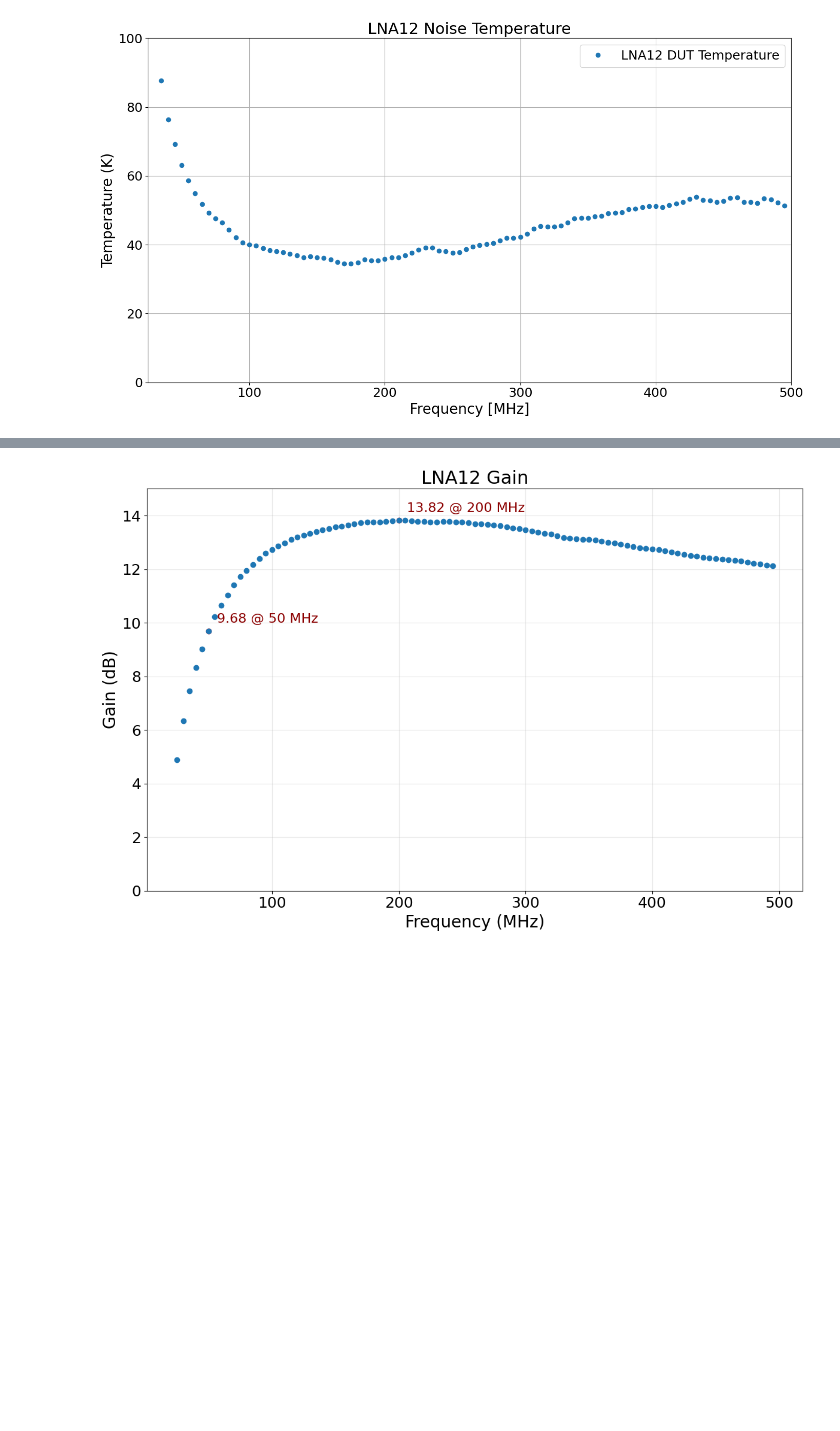
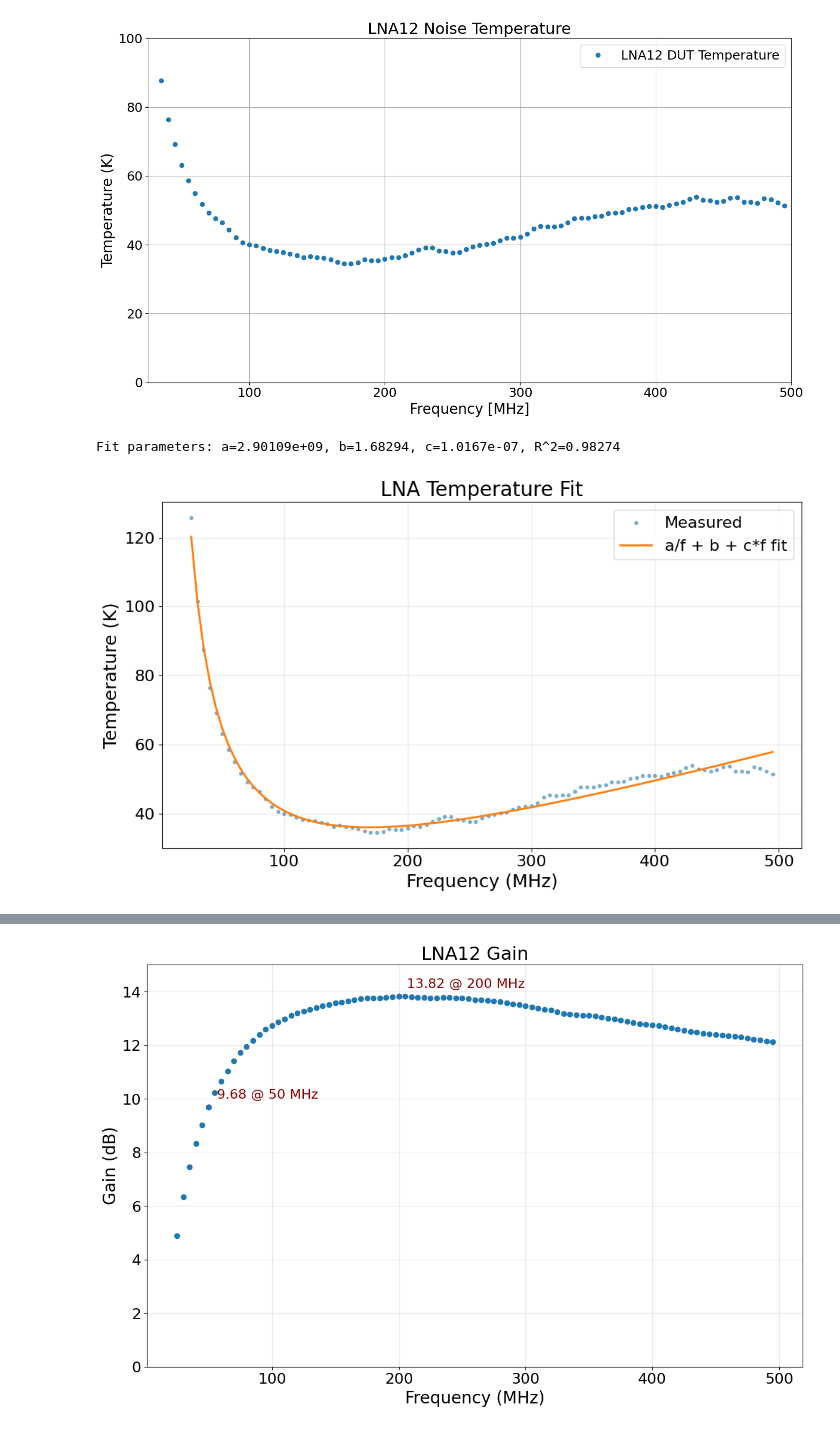
Before and after one commit to alhosani-abdulla/Highz-EXP, a Jupyter notebook: notebooks/amplifier_measurements.ipynb, the cells around one changed output, grey strips where cells are left out. Saved outputs shown, nothing was run; the diff lists cells and outputs as text; code cells hidden in the pictures; blank space fills up the shorter version.

```diff
--- a/notebooks/amplifier_measurements.ipynb
+++ b/notebooks/amplifier_measurements.ipynb
@@ -99,3 +188,30 @@ LNA_thermo.plot_dut_temperature(freq_range=(25, 500), y_range=(0, 100),
                                title='LNA12 Noise Temperature', save_path=pjoin(plot_path, 'LNA12_noise_temp.png'))
 # %% [output]
 [figure]
+# %%
+# Fit T(f) = a/f + b + c*f to the LNA temperature curve
+f_fit = np.asarray(LNA_thermo.f, dtype=float)  # Hz
+t_fit = np.asarray(LNA_thermo.T_dut if LNA_thermo.T_dut is not None else LNA_thermo.T_sys, dtype=float)
+
+fit_res = fit_lna_temperature(f_fit, t_fit, method='scipy')
+a, b, c = fit_res['a'], fit_res['b'], fit_res['c']
+print(f"Fit parameters: a={a:.6g}, b={b:.6g}, c={c:.6g}, R^2={fit_res['r2']:.5f}")
+
+valid = fit_res['valid_mask']
+f_valid_hz = f_fit[valid]
+t_valid = t_fit[valid]
+t_model = lna_temp_model(f_valid_hz, a, b, c)
+
+plt.figure(figsize=(10, 6))
+plt.plot(f_valid_hz / 1e6, t_valid, 'o', ms=3, alpha=0.5, label='Measured')
+plt.plot(f_valid_hz / 1e6, t_model, '-', lw=2, label='a/f + b + c*f fit')
+plt.xlabel('Frequency (MHz)')
+plt.ylabel('Temperature (K)')
+plt.title('LNA Temperature Fit')
+plt.grid(alpha=0.3)
+plt.legend()
+plt.tight_layout()
+plt.show()
+# %% [output]
+Fit parameters: a=2.90109e+09, b=1.68294, c=1.0167e-07, R^2=0.98274
+[figure, added]
```
Also changed, not shown: parts of 7 cells of this notebook, 7 other files.
